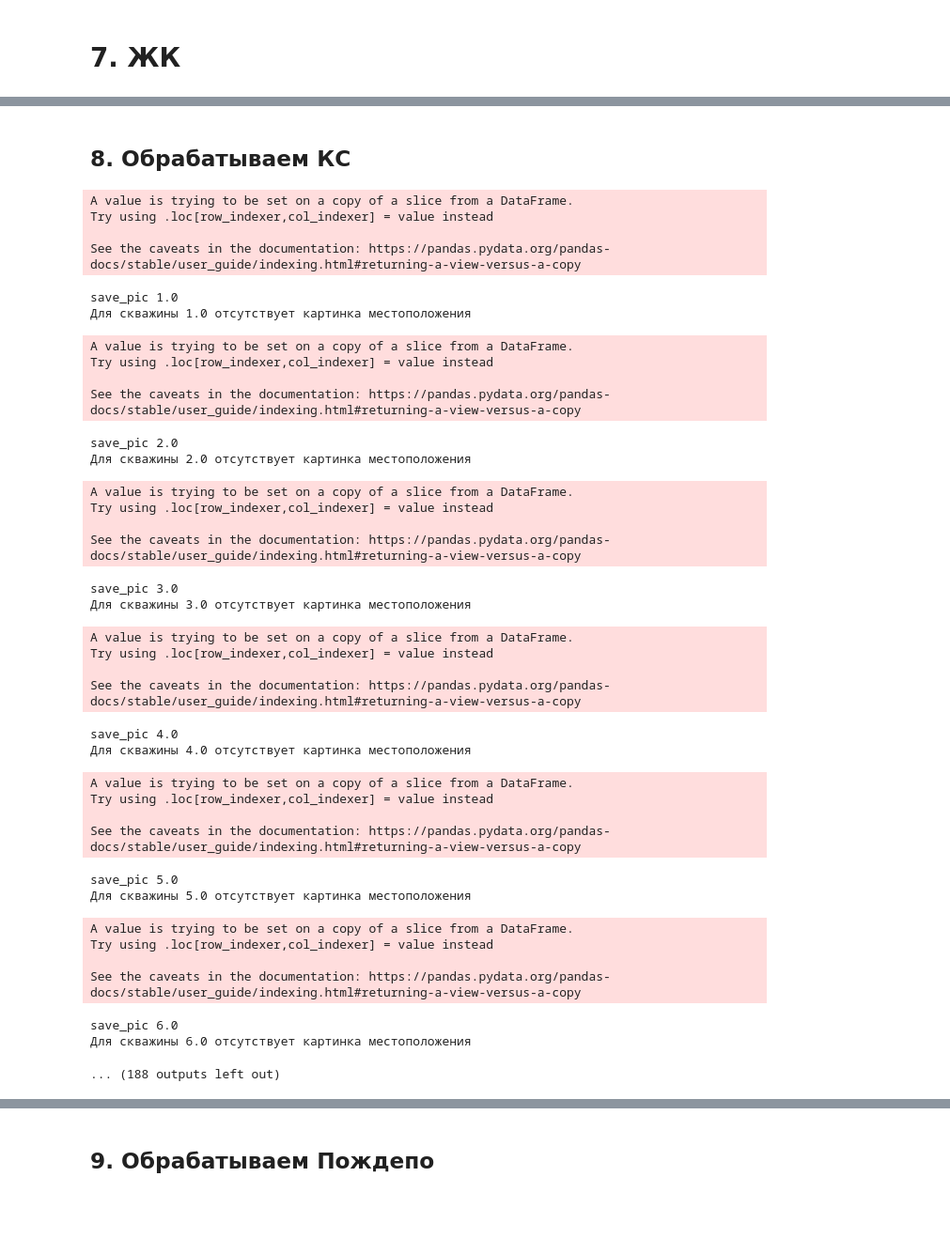
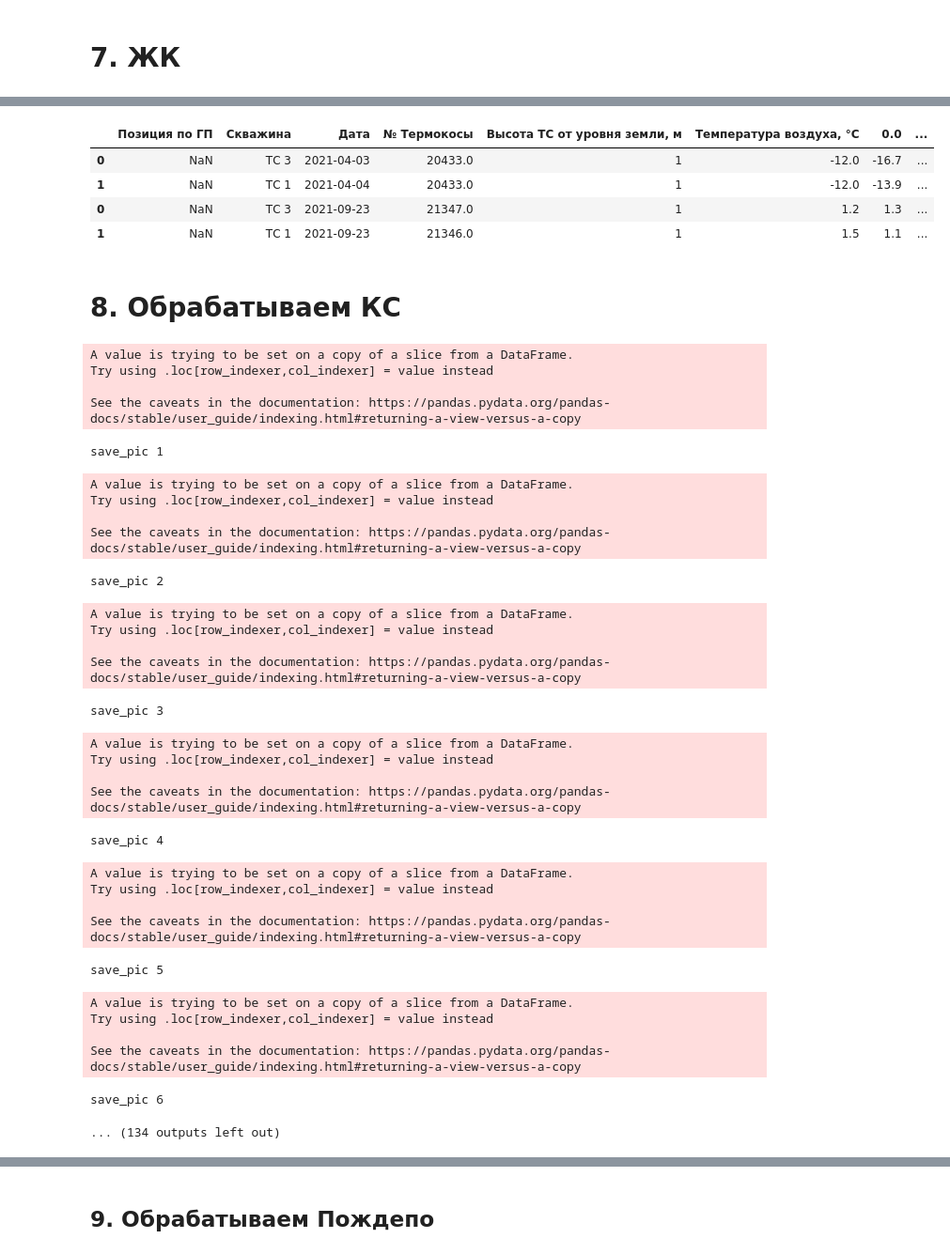
Before and after one commit to NikolaevMikhailRoma/m_project, a Jupyter notebook: Mesoyaha_passports.ipynb, the cells around one changed output, grey strips where cells are left out. Shown: that part at 94% size. Drawn from its saved outputs; the diff is of its cells as text; code cells hidden in the pictures; blank space fills up the shorter version.

```diff
--- a/Mesoyaha_passports.ipynb
+++ b/Mesoyaha_passports.ipynb
@@ -1104,7 +1104,7 @@ save_pic ТС2_2
 # 7. ЖК
 # %%
 path_to_file = 'drive/MyDrive/WORK/Месояха/Том 8/Сводная_ЖК весна 2021.xlsx' # относительный путь до приложения
-list_of_table_names = ['ЖК весна 2021'] #обрабатываемые листы в порядке заполнения пасспорта
+list_of_table_names = ['ЖК весна 2021', 'ЖК осень 2021'] #обрабатываемые листы в порядке заполнения пасспорта
 column_with_well_names = 'Unnamed: 2'
 name_of_area = 'Площадка ЖК' #название площадки
 do_you_want_refrest_graph = True # Хотите ли обновить графики (True - если хотим, False - если нет)
@@ -1143,14 +1157,22 @@ print('Vse')
+# %%
+df
+# %% [output]
+|  | Позиция по ГП | Скважина | Дата | № Термокосы | Высота ТС от уровня земли, м | Температура воздуха, °С | 0.0 | ... |
+| 0 | NaN | ТС 3 | 2021-04-03 | 20433.0 | 1 | -12.0 | -16.7 | ... |
+| 1 | NaN | ТС 1 | 2021-04-04 | 20433.0 | 1 | -12.0 | -13.9 | ... |
+| 0 | NaN | ТС 3 | 2021-09-23 | 21347.0 | 1 | 1.2 | 1.3 | ... |
+| 1 | NaN | ТС 1 | 2021-09-23 | 21346.0 | 1 | 1.5 | 1.1 | ... |
 # %% [markdown]
-## 8. Обрабатываем КС
+# 8. Обрабатываем КС
 # %%
 path_to_file = 'drive/MyDrive/WORK/Месояха/Том 8/Сводная КС.xlsx'
 list_of_table_names = ['КС весна 2021','КС осень 2021'] #обрабатываемые листы в порядке заполнения пасспорта
 column_with_well_names = 'Unnamed: 2'
 
-name_of_area = 'Площадка ГТЭС' #название площадки
+name_of_area = 'Площадка КС' #название площадки
 do_you_want_refrest_graph = True # Хотите ли обновить графики (True - если хотим, False - если нет)
 df = read_df(path_to_file, name_of_area, list_of_table_names, column_with_well_names = column_with_well_names) # инициируем данные сводной ведомости в систему
-
+df['Скважина'] = df.apply(lambda x: str(x['Скважина'].replace('.0', '')),axis=1) # по какой-то причине одни ячейки он берет за int, float и конвертирует в str
 # задаём файл паспортов и сохранаяем его рядом с обрабатываемым файлом (сводной) (здесь _passports означает приписку к первоначальному файлу)
 name_of_passport_file = path_to_file[:-5]+'_passports'+ path_to_file[-5:] # имя пасспорта
 
@@ -1183,36 +1205,30 @@ A value is trying to be set on a copy of a slice from a DataFrame.
 Try using .loc[row_indexer,col_indexer] = value instead
 
 See the caveats in the documentation: https://pandas.pydata.org/pandas-docs/stable/user_guide/indexing.html#returning-a-view-versus-a-copy
-save_pic 1.0
-Для скважины 1.0 отсутствует картинка местоположения
+save_pic 1
 A value is trying to be set on a copy of a slice from a DataFrame.
 Try using .loc[row_indexer,col_indexer] = value instead
 
 See the caveats in the documentation: https://pandas.pydata.org/pandas-docs/stable/user_guide/indexing.html#returning-a-view-versus-a-copy
-save_pic 2.0
-Для скважины 2.0 отсутствует картинка местоположения
+save_pic 2
 A value is trying to be set on a copy of a slice from a DataFrame.
 Try using .loc[row_indexer,col_indexer] = value instead
 
 See the caveats in the documentation: https://pandas.pydata.org/pandas-docs/stable/user_guide/indexing.html#returning-a-view-versus-a-copy
-save_pic 3.0
-Для скважины 3.0 отсутствует картинка местоположения
+save_pic 3
 A value is trying to be set on a copy of a slice from a DataFrame.
 Try using .loc[row_indexer,col_indexer] = value instead
 
 See the caveats in the documentation: https://pandas.pydata.org/pandas-docs/stable/user_guide/indexing.html#returning-a-view-versus-a-copy
-save_pic 4.0
-Для скважины 4.0 отсутствует картинка местоположения
+save_pic 4
 A value is trying to be set on a copy of a slice from a DataFrame.
 Try using .loc[row_indexer,col_indexer] = value instead
 
 See the caveats in the documentation: https://pandas.pydata.org/pandas-docs/stable/user_guide/indexing.html#returning-a-view-versus-a-copy
-save_pic 5.0
-Для скважины 5.0 отсутствует картинка местоположения
+save_pic 5
 A value is trying to be set on a copy of a slice from a DataFrame.
 Try using .loc[row_indexer,col_indexer] = value instead
 
 See the caveats in the documentation: https://pandas.pydata.org/pandas-docs/stable/user_guide/indexing.html#returning-a-view-versus-a-copy
-save_pic 6.0
-Для скважины 6.0 отсутствует картинка местоположения
+save_pic 6
-... (188 outputs left out)
+... (134 outputs left out)
```
Also changed, not shown: parts of 2 cells of this notebook.
